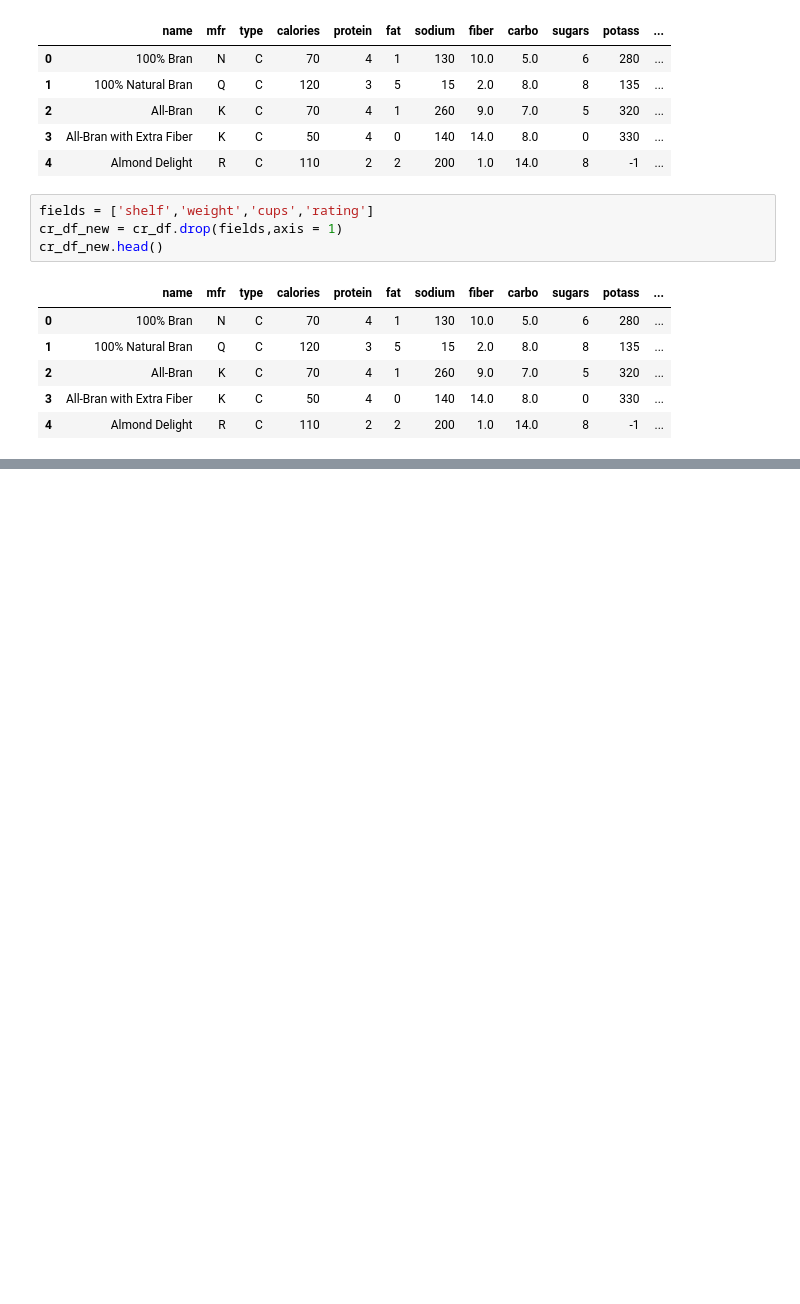
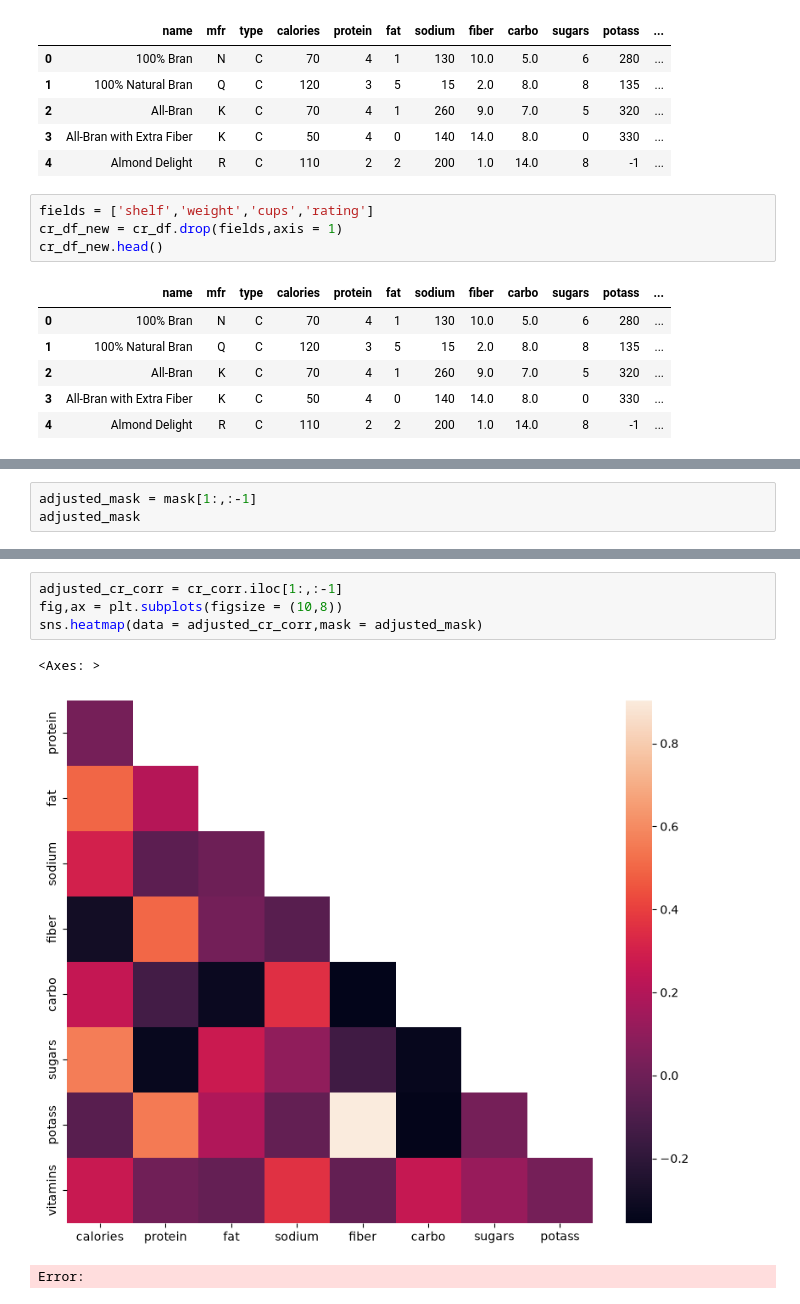
Before and after one commit to giakhangcd/Ml_Learning, a Jupyter notebook: Nutrition Visualization.ipynb, the cells around one changed output, grey strips where cells are left out. Saved outputs shown, nothing was run; the diff lists cells and outputs as text; blank space fills up the shorter version.

```diff
--- a/Nutrition Visualization.ipynb
+++ b/Nutrition Visualization.ipynb
@@ -31,0 +72,3 @@ ValueError: could not convert string to float: '100% Bran'
+# %%
+adjusted_mask = mask[1:,:-1]
+adjusted_mask
@@ -31,0 +84,8 @@ ValueError: could not convert string to float: '100% Bran'
+# %%
+adjusted_cr_corr = cr_corr.iloc[1:,:-1]
+fig,ax = plt.subplots(figsize = (10,8))
+sns.heatmap(data = adjusted_cr_corr,mask = adjusted_mask)
+# %% [output]
+<Axes: >
+[figure, added]
+Error:
```
Also changed, not shown: parts of 5 cells of this notebook, 6 other files.
